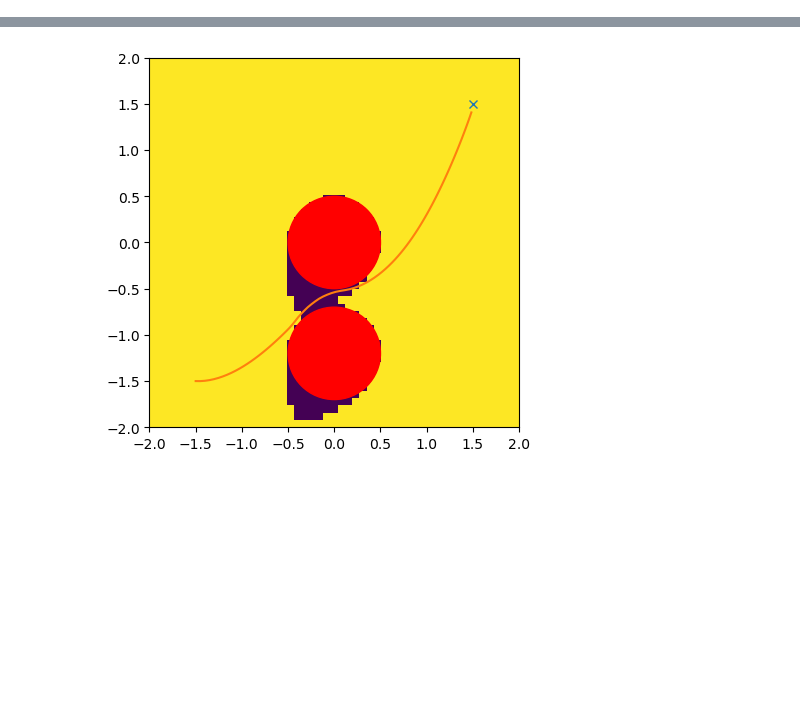
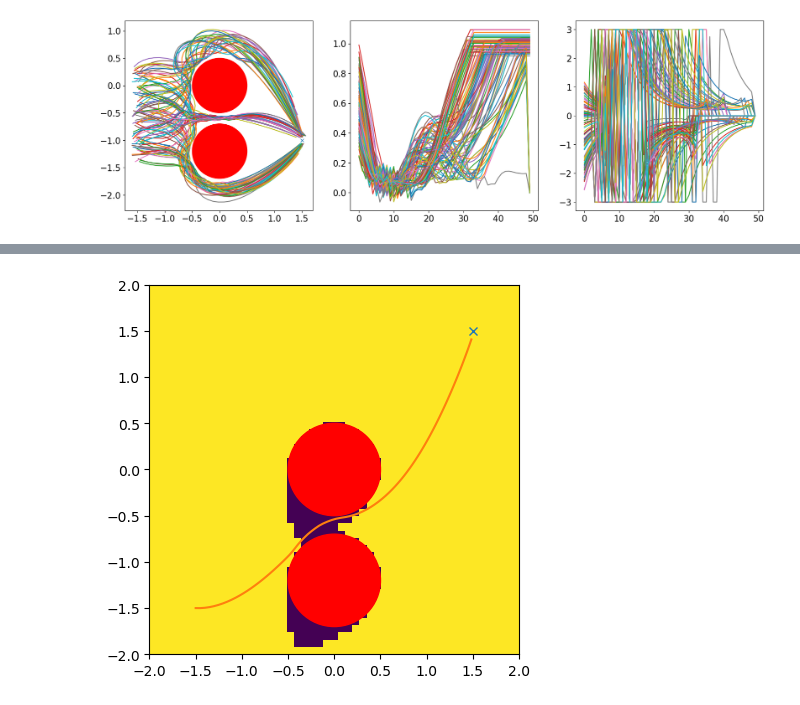
Before and after one commit to stevenwman/latent-affine-safety, a Jupyter notebook: safety_switching.ipynb, the cells around one changed output, grey strips where cells are left out. Saved outputs shown, nothing was run; the diff lists cells and outputs as text; code cells hidden in the pictures; blank space fills up the shorter version.

```diff
--- a/safety_switching.ipynb
+++ b/safety_switching.ipynb
@@ -54,10 +53,0 @@ plt.imshow(value_func.val_grid[:, :, 0].T>0, origin='lower', extent=[-2, 2, -2,
-# %%
-# Simulate (no safety)
-N = 100
-dt = 0.1
-actions = torch.ones(N, 1)*0.1
-states = torch.zeros(N, 3)
-states[0,:] = torch.tensor([-1, -0.5, 0])
-
-for k in range(0, N-1):
-    states[k +1:k+2, :] = dubins.discrete_rk4(states[k:k+1, :], actions[k:k+1, :], dt)
@@ -63,0 +98,23 @@ for k in range(0, N-1):
+# %%
+plt.rc('font', size=15)
+fig = plt.figure(figsize=(20, 6))
+ax = plt.subplot(1, 3, 1)
+# img = ax.imshow(value_func.val_grid[:, :, 0].T>eps, origin='lower', extent=[-2, 2, -2, 2])
+circ1 = patches.Circle((x_c, y_c), radius=radius, facecolor='red', edgecolor='red')
+ax.add_patch(circ1)
+circ1 = patches.Circle((0, 0), radius=radius, facecolor='red', edgecolor='red')
+ax.add_patch(circ1)
+ax.plot(x_goal[0], x_goal[1], marker='x')
+obstacle1 = jnp.linalg.norm(np.array([0.0, 0.0]) - value_func.grid.states[..., :2], axis=-1) - radius
+obstacle2 = jnp.linalg.norm(np.array([x_c, y_c]) - value_func.grid.states[..., :2] , axis=-1) - radius
+
+
+for i in range(num_trials):
+    plt.plot(states[i, :, 0], states[i, :, 1])
+plt.axis('equal')
+plt.subplot(1, 3, 2)
+plt.plot(values.squeeze().T)
+plt.subplot(1, 3, 3)
+plt.plot(actions.squeeze().T);
+# %% [output]
+[figure, added]
```
Also changed, not shown: parts of 17 cells of this notebook, 8 other files.
